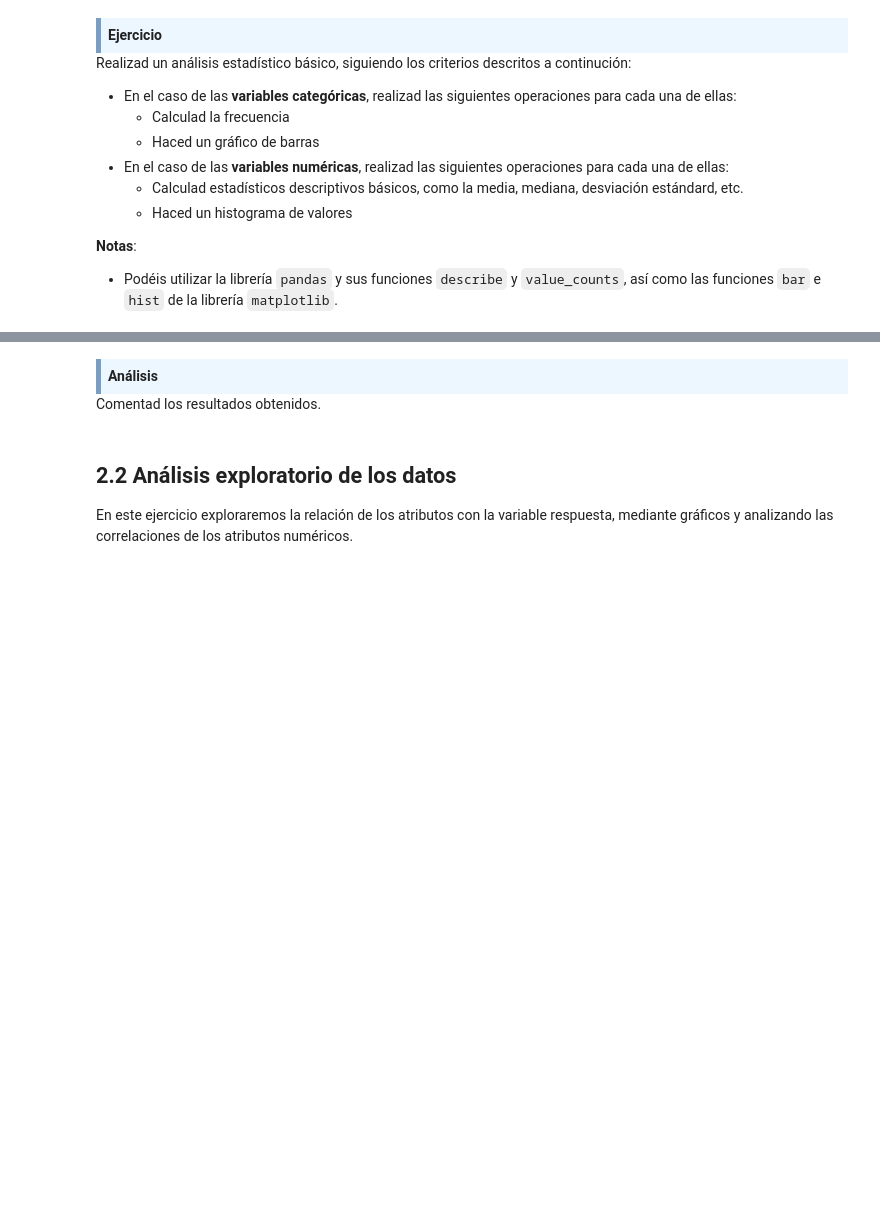
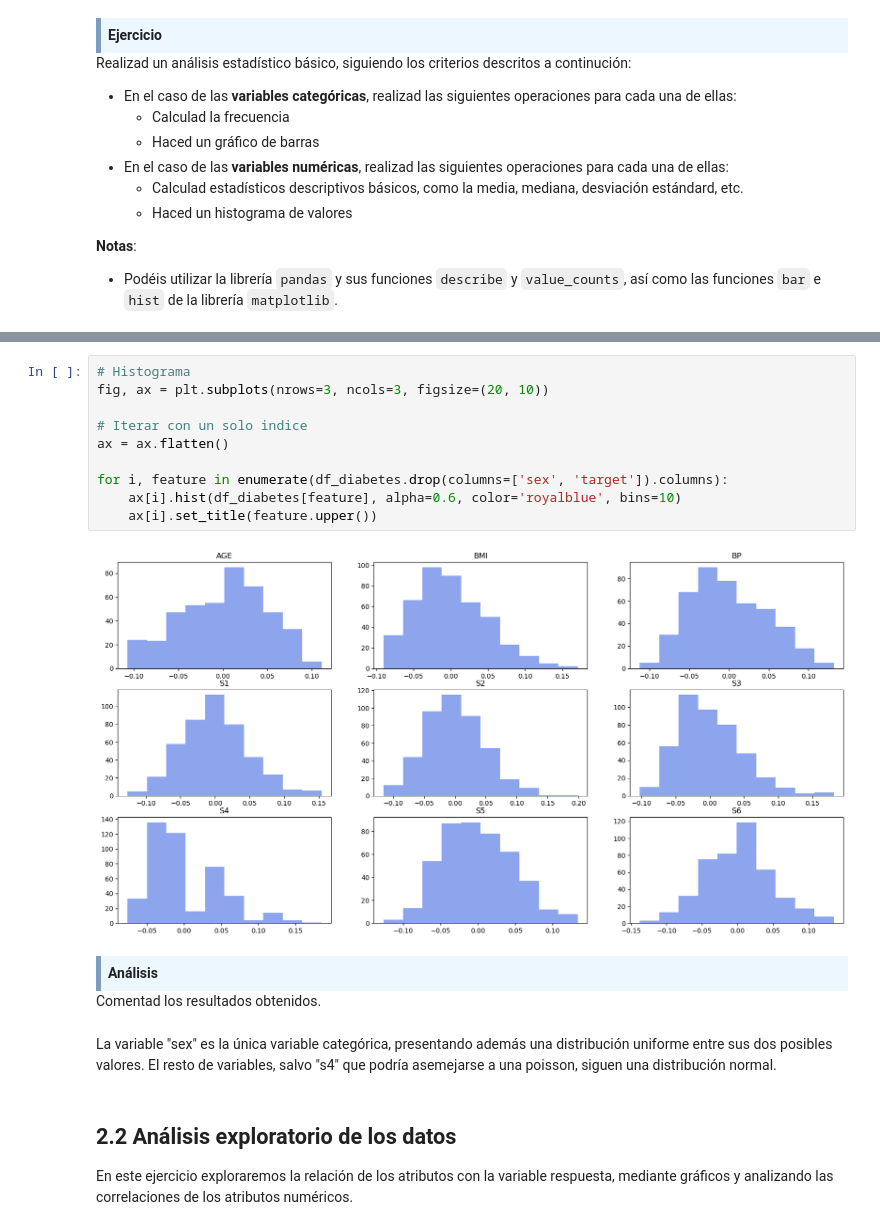
Before and after one commit to oriol-marco/Diabetes-PCA-RandomForest, a Jupyter notebook: M2.855_20221_PEC1-Enunciado.ipynb, the cells around one changed output, grey strips where cells are left out. Drawn from its saved outputs; the diff is of its cells as text; blank space fills up the shorter version.

```diff
--- a/M2.855_20221_PEC1-Enunciado.ipynb
+++ b/M2.855_20221_PEC1-Enunciado.ipynb
@@ -185,9 +245,23 @@ Realizad un análisis estadístico básico, siguiendo los criterios descritos a
+# %%
+# Histograma
+fig, ax = plt.subplots(nrows=3, ncols=3, figsize=(20, 10))
+
+# Iterar con un solo indice
+ax = ax.flatten()
+
+for i, feature in enumerate(df_diabetes.drop(columns=['sex', 'target']).columns):
+    ax[i].hist(df_diabetes[feature], alpha=0.6, color='royalblue', bins=10)
+    ax[i].set_title(feature.upper())
+# %% [output]
+[figure, added]
 # %% [markdown]
 <div style="background-color: #EDF7FF; border-color: #7C9DBF; border-left: 5px solid #7C9DBF; padding: 0.5em;">
 <strong>Análisis</strong>
 </div>
 
 Comentad los resultados obtenidos.
+# %% [markdown]
+La variable "sex" es la única variable categórica, presentando además una distribución uniforme entre sus dos posibles valores. El resto de variables, salvo "s4" que podría asemejarse a una poisson, siguen una distribución normal.
 # %% [markdown]
 ## 2.2 Análisis exploratorio de los datos
 
```
Also changed, not shown: parts of 24 cells of this notebook.
